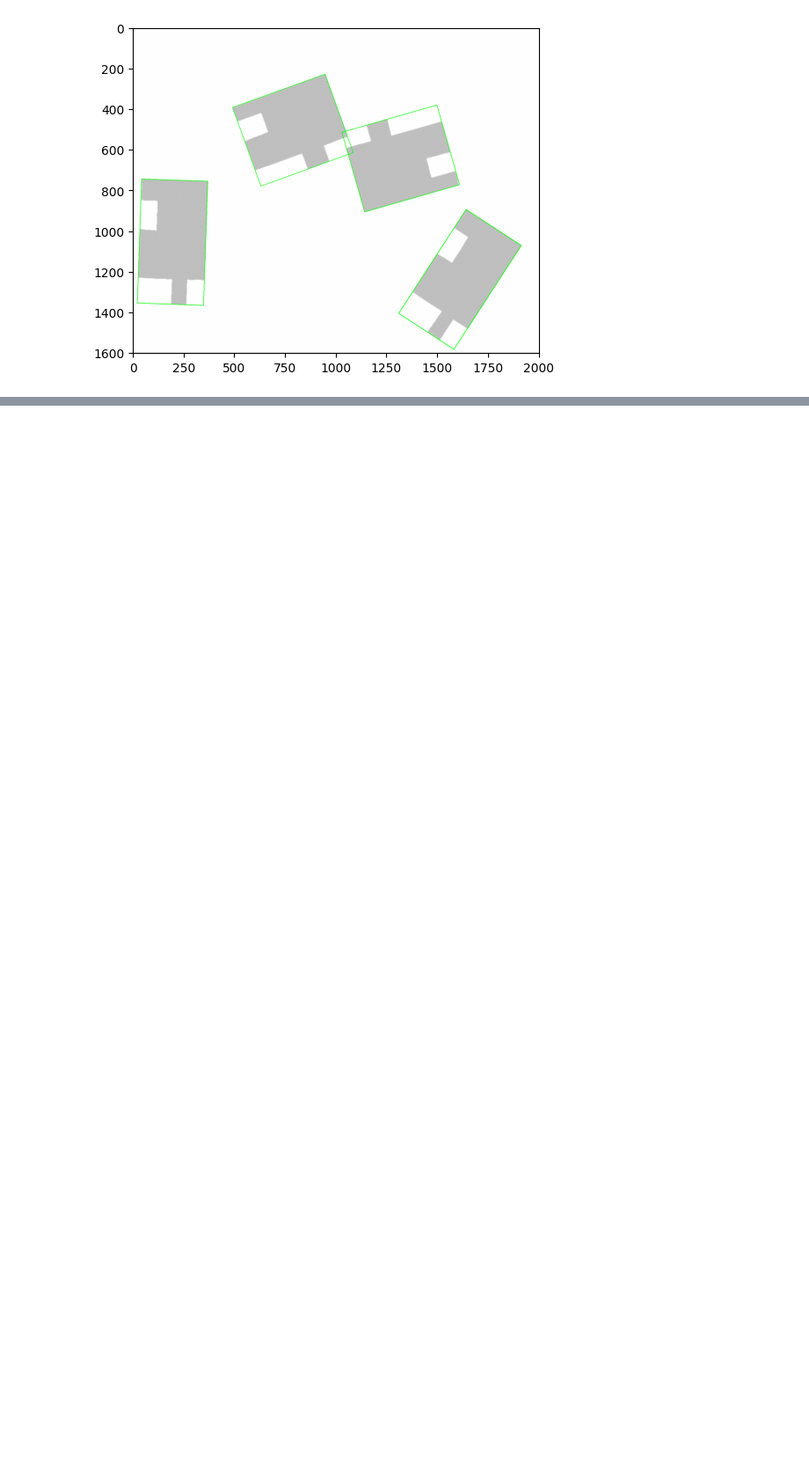
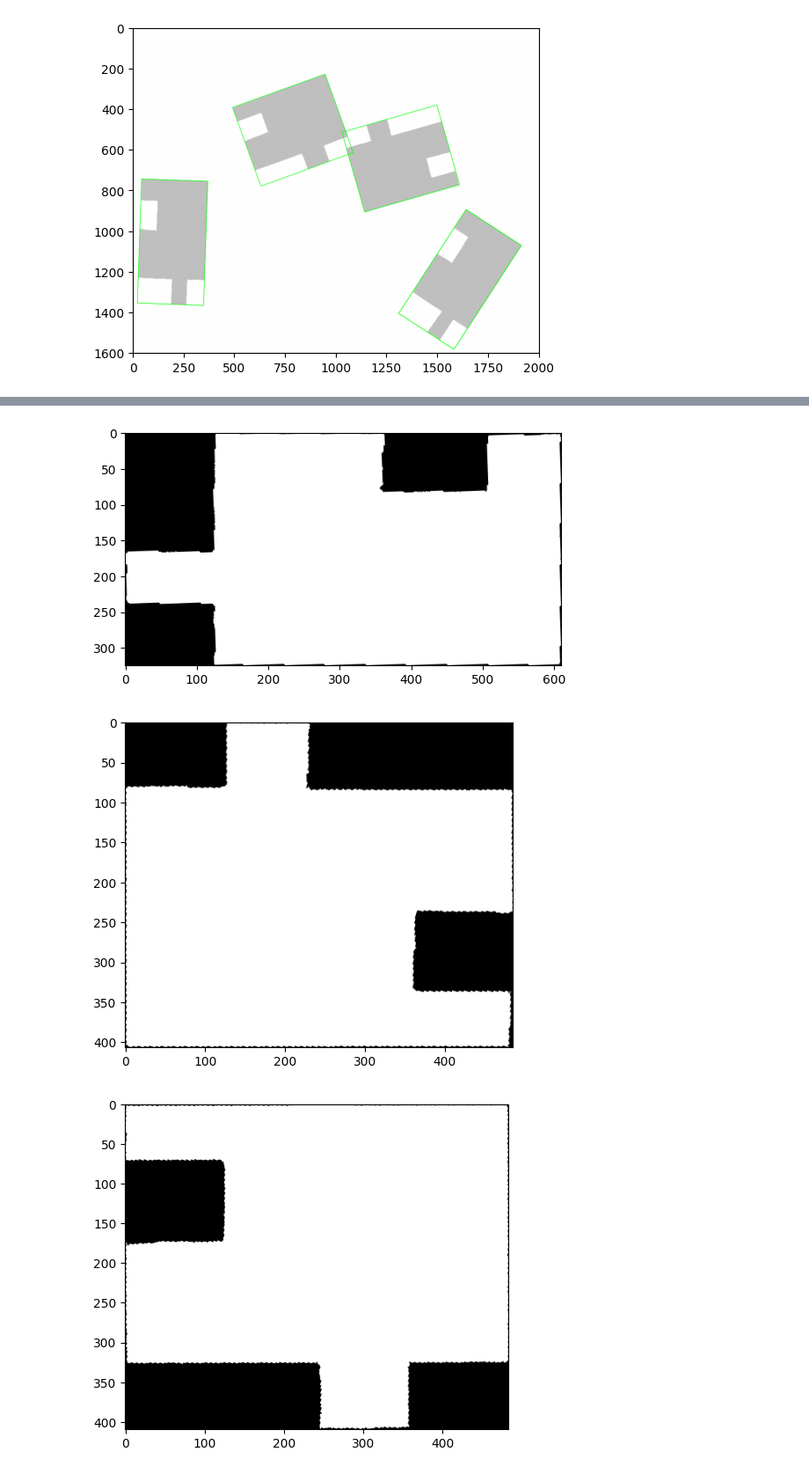
Before and after one commit to Mcapozzolo/PuzzleSimulator, a Jupyter notebook: image_processing/poc_opencv_01.ipynb, the cells around one changed output, grey strips where cells are left out. Shown at 88% size. Drawn from its saved outputs; the diff is of its cells as text; code cells hidden in the pictures; blank space fills up the shorter version.

```diff
--- a/image_processing/poc_opencv_01.ipynb
+++ b/image_processing/poc_opencv_01.ipynb
@@ -89,3 +93,18 @@ for p in pieces:
 # %%
-# TODO: Mask out the piece by largest white area. The small overlaps in the edges need to go.
-# https://stackoverflow.com/questions/44588279/find-and-draw-the-largest-contour-in-opencv-on-a-specific-color-python
+masked_pieces = []
+
+for p in pieces:
+    contours, _ = cv2.findContours(p, cv2.RETR_EXTERNAL, cv2.CHAIN_APPROX_SIMPLE)
+    if not contours:
+        masked_pieces.append(p)
+        continue
+
+    largest_contour = max(contours, key=cv2.contourArea)
+    mask = np.zeros_like(p)
+    cv2.drawContours(mask, [largest_contour], -1, 255, thickness=cv2.FILLED)
+    result = cv2.bitwise_and(p, p, mask=mask)
+    masked_pieces.append(result)
+# %%
+for p in masked_pieces:
+    show_image(p)
+# %% [output]
@@ -91,0 +112,3 @@ for p in pieces:
+[figure, added]
+[figure, added]
+[figure, added]
```
Also changed, not shown: parts of 16 cells of this notebook, 2 other files.
